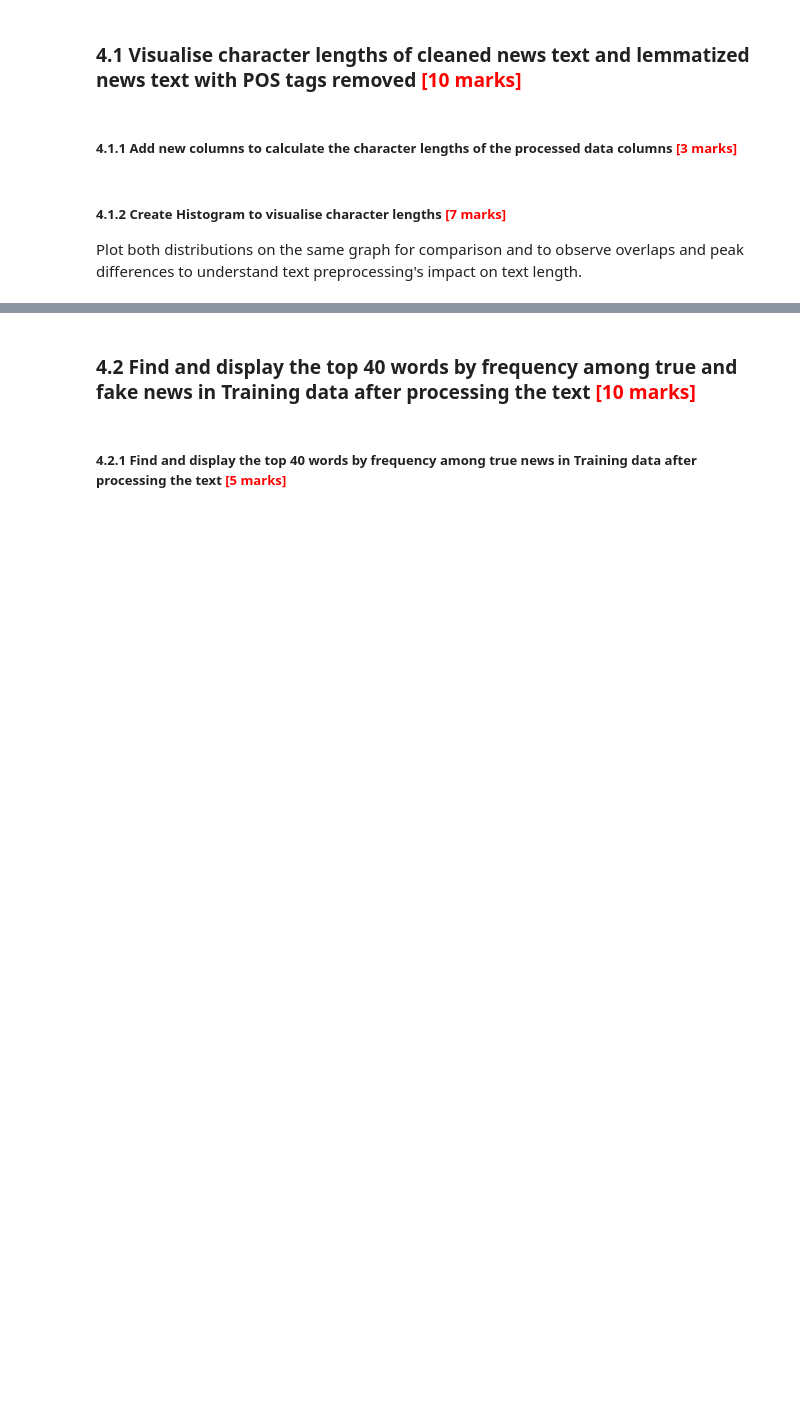
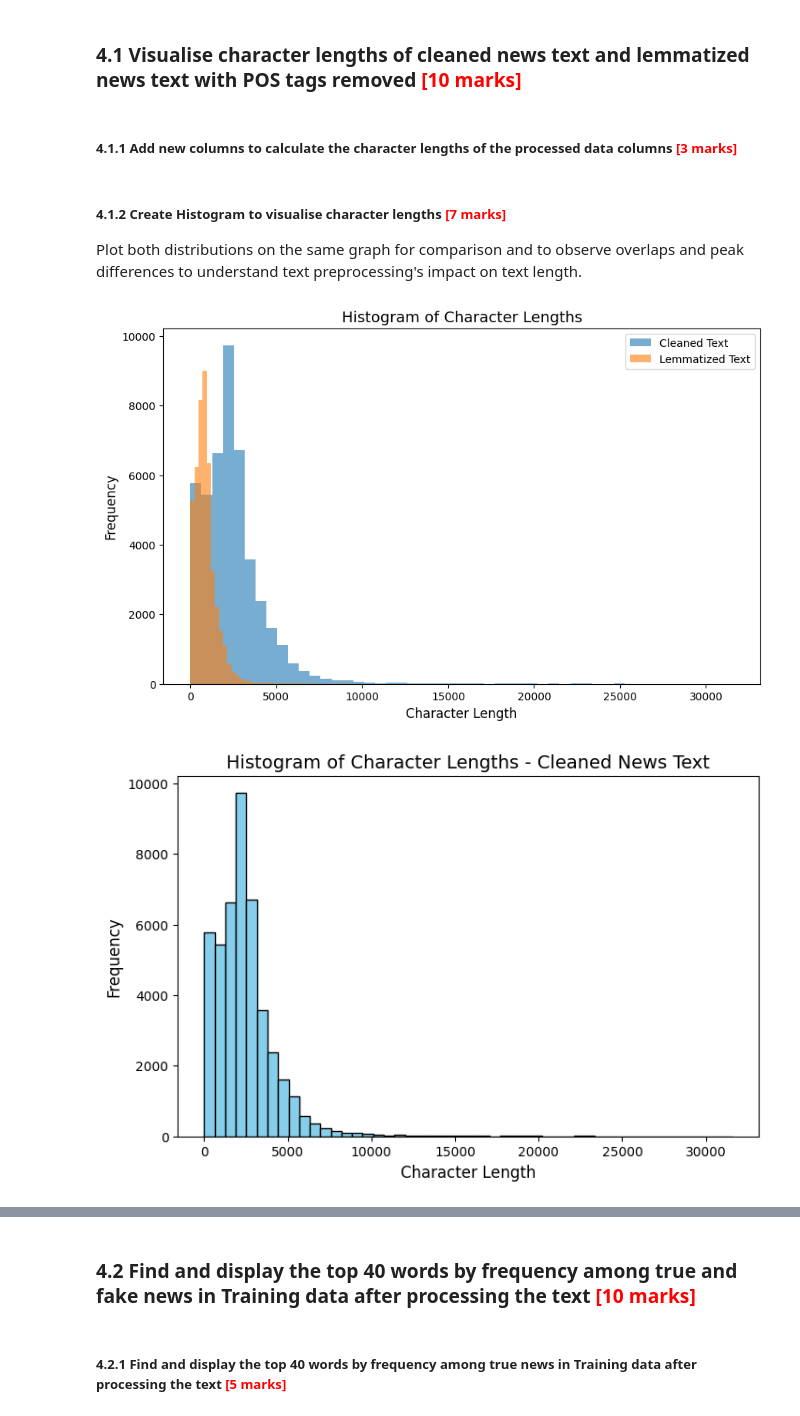
Before and after one commit to vini786mmm/Fake_News_Detection, a Jupyter notebook: Fake_News_Detection_Starter.ipynb, the cells around one changed output, grey strips where cells are left out. Saved outputs shown, nothing was run; the diff lists cells and outputs as text; code cells hidden in the pictures; blank space fills up the shorter version.

```diff
--- a/Fake_News_Detection_Starter.ipynb
+++ b/Fake_News_Detection_Starter.ipynb
@@ -437,7 +488,7 @@ Perform EDA on cleaned and preprocessed texts to get familiar with the training
 df_clean["char_length"] = df_clean["cleaned_text"].str.len()
 
 # Add a new column to calculate the character length of lemmatized news text with POS tags removed
-df_clean["lemm_char_length"] = df_clean["lemmatized_text"].str.len()
+df_clean["lemmatized_char_length"] = df_clean["lemmatized_text"].str.len()
 # %% [markdown]
 ##### 4.1.2  Create Histogram to visualise character lengths  <font color = red>[7 marks]</font> <br>
 
@@ -445,26 +496,29 @@ df_clean["lemm_char_length"] = df_clean["lemmatized_text"].str.len()
 # %%
 # Create a histogram plot to visualise character lengths
 plt.figure(figsize=(10,6))
 
 plt.hist(df_clean["char_length"], bins=50, alpha=0.6, label="Cleaned Text")
-plt.hist(df_clean["lemm_char_length"], bins=50, alpha=0.6, label="Lemmatized Text")
+plt.hist(df_clean["lemmatized_char_length"], bins=50, alpha=0.6, label="Lemmatized Text")
 
 plt.title("Histogram of Character Lengths", fontsize=14)
 plt.xlabel("Character Length", fontsize=12)
 plt.ylabel("Frequency", fontsize=12)
 plt.legend()
 plt.show()
 # Add histogram for cleaned news text
 plt.figure(figsize=(8,5))
 plt.hist(df_clean["char_length"], bins=50, color="skyblue", edgecolor="black")
 plt.title("Histogram of Character Lengths - Cleaned News Text", fontsize=14)
 plt.xlabel("Character Length", fontsize=12)
 plt.ylabel("Frequency", fontsize=12)
 plt.show()
 # Add histogram for lemmatized news text with POS tags removed
 plt.figure(figsize=(8,5))
 plt.hist(df_clean["lemmatized_char_length"], bins=50, color="lightgreen", edgecolor="black")
 plt.title("Histogram of Character Lengths - Lemmatized News Text", fontsize=14)
 plt.xlabel("Character Length", fontsize=12)
 plt.ylabel("Frequency", fontsize=12)
 plt.show()
+# %% [output]
+[figure, added]
+[figure, added]
```
Also changed, not shown: parts of 30 cells of this notebook, 2 other files.
